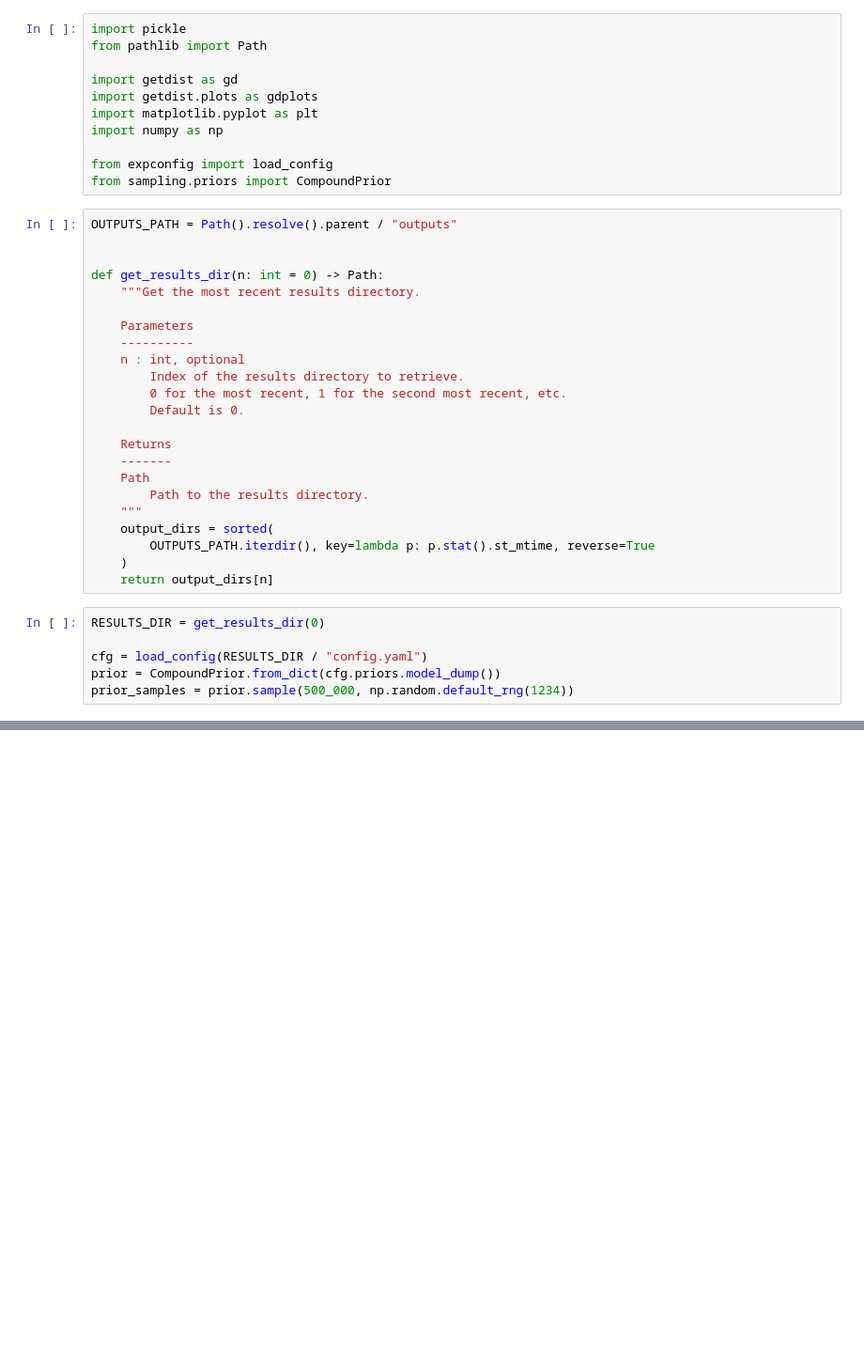
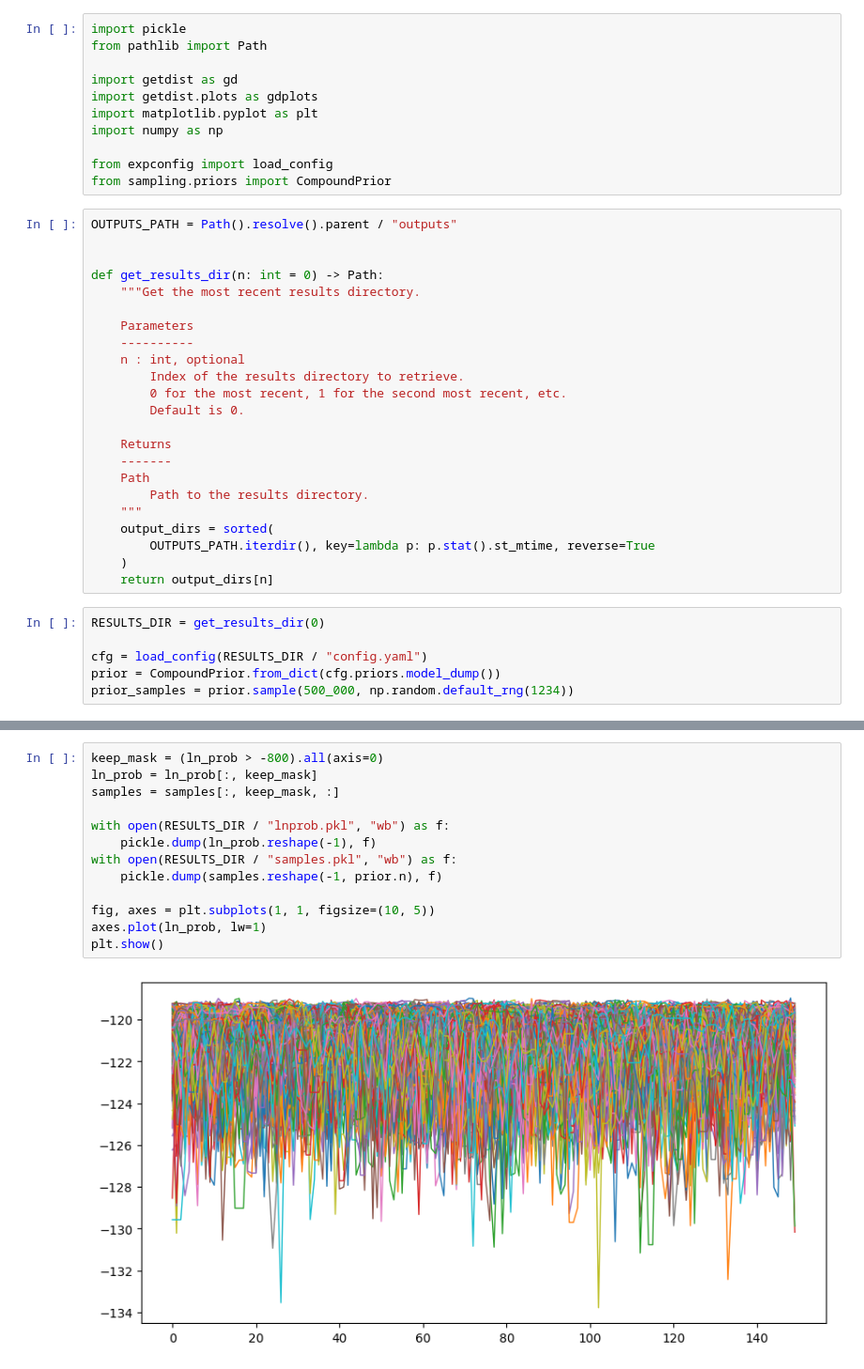
Before and after one commit to auggiemarignier/icanisddr, a Jupyter notebook: experiments/bulkic_real/notebooks/analyse_samples.ipynb, the cells around one changed output, grey strips where cells are left out. Shown at 94% size. Cells and saved outputs as stored; diff of their text form; blank space fills up the shorter version.

```diff
--- a/experiments/bulkic_real/notebooks/analyse_samples.ipynb
+++ b/experiments/bulkic_real/notebooks/analyse_samples.ipynb
@@ -51 +53,16 @@ plt.show()
+# %%
+keep_mask = (ln_prob > -800).all(axis=0)
+ln_prob = ln_prob[:, keep_mask]
+samples = samples[:, keep_mask, :]
+
+with open(RESULTS_DIR / "lnprob.pkl", "wb") as f:
+    pickle.dump(ln_prob.reshape(-1), f)
+with open(RESULTS_DIR / "samples.pkl", "wb") as f:
+    pickle.dump(samples.reshape(-1, prior.n), f)
+
+fig, axes = plt.subplots(1, 1, figsize=(10, 5))
+axes.plot(ln_prob, lw=1)
+plt.show()
+# %% [output]
+[figure, added]
 # %%
```
Also changed, not shown: parts of 8 cells of this notebook, 1 other file.
